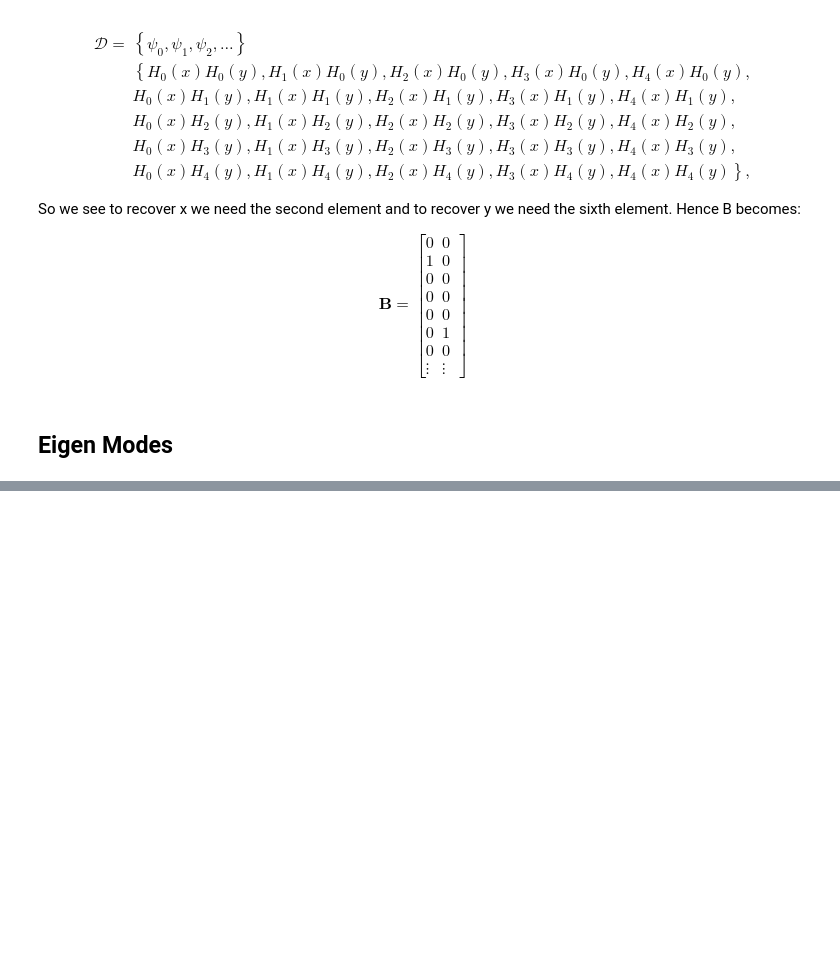
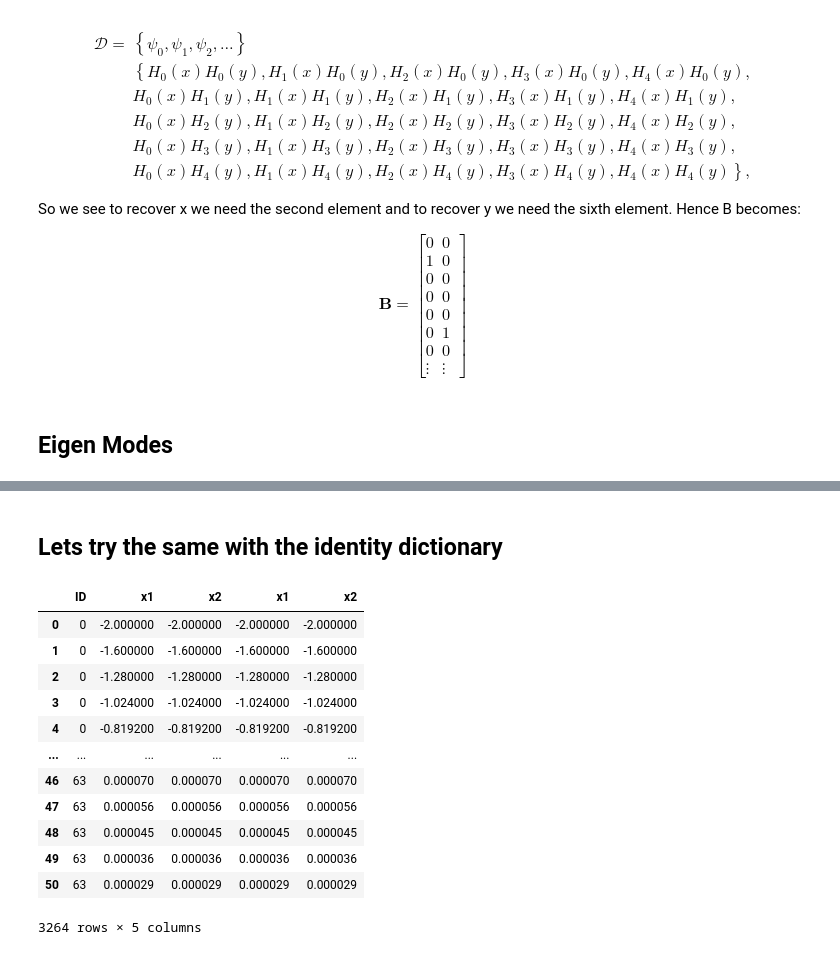
Before and after one commit to waleedbinkhalid74/ml_cms_final_project, a Jupyter notebook: ml_cms_final_proj_task_4.ipynb, the cells around one changed output, grey strips where cells are left out. Drawn from its saved outputs; the diff is of its cells as text; code cells hidden in the pictures; blank space fills up the shorter version.

```diff
--- a/ml_cms_final_proj_task_4.ipynb
+++ b/ml_cms_final_proj_task_4.ipynb
@@ -354,0 +290,19 @@ array([[-1.60000000e+00, -1.60000000e+00],
+# %% [markdown]
+## Lets try the same with the identity dictionary
+# %%
+identity_observables = Identity() # We will use the Hermite Pair dictionary as observables
+identity_observables.fit(x_sol.iloc[:,0:3])
+# %% [output]
+|  | ID | x1 | x2 | x1 | x2 |
+| 0 | 0 | -2.000000 | -2.000000 | -2.000000 | -2.000000 |
+| 1 | 0 | -1.600000 | -1.600000 | -1.600000 | -1.600000 |
+| 2 | 0 | -1.280000 | -1.280000 | -1.280000 | -1.280000 |
+| 3 | 0 | -1.024000 | -1.024000 | -1.024000 | -1.024000 |
+| 4 | 0 | -0.819200 | -0.819200 | -0.819200 | -0.819200 |
+| ... | ... | ... | ... | ... | ... |
+| 46 | 63 | 0.000070 | 0.000070 | 0.000070 | 0.000070 |
+| 47 | 63 | 0.000056 | 0.000056 | 0.000056 | 0.000056 |
+| 48 | 63 | 0.000045 | 0.000045 | 0.000045 | 0.000045 |
+| 49 | 63 | 0.000036 | 0.000036 | 0.000036 | 0.000036 |
+| 50 | 63 | 0.000029 | 0.000029 | 0.000029 | 0.000029 |
+3264 rows × 5 columns
```
Also changed, not shown: parts of 15 cells of this notebook, 3 other files.
